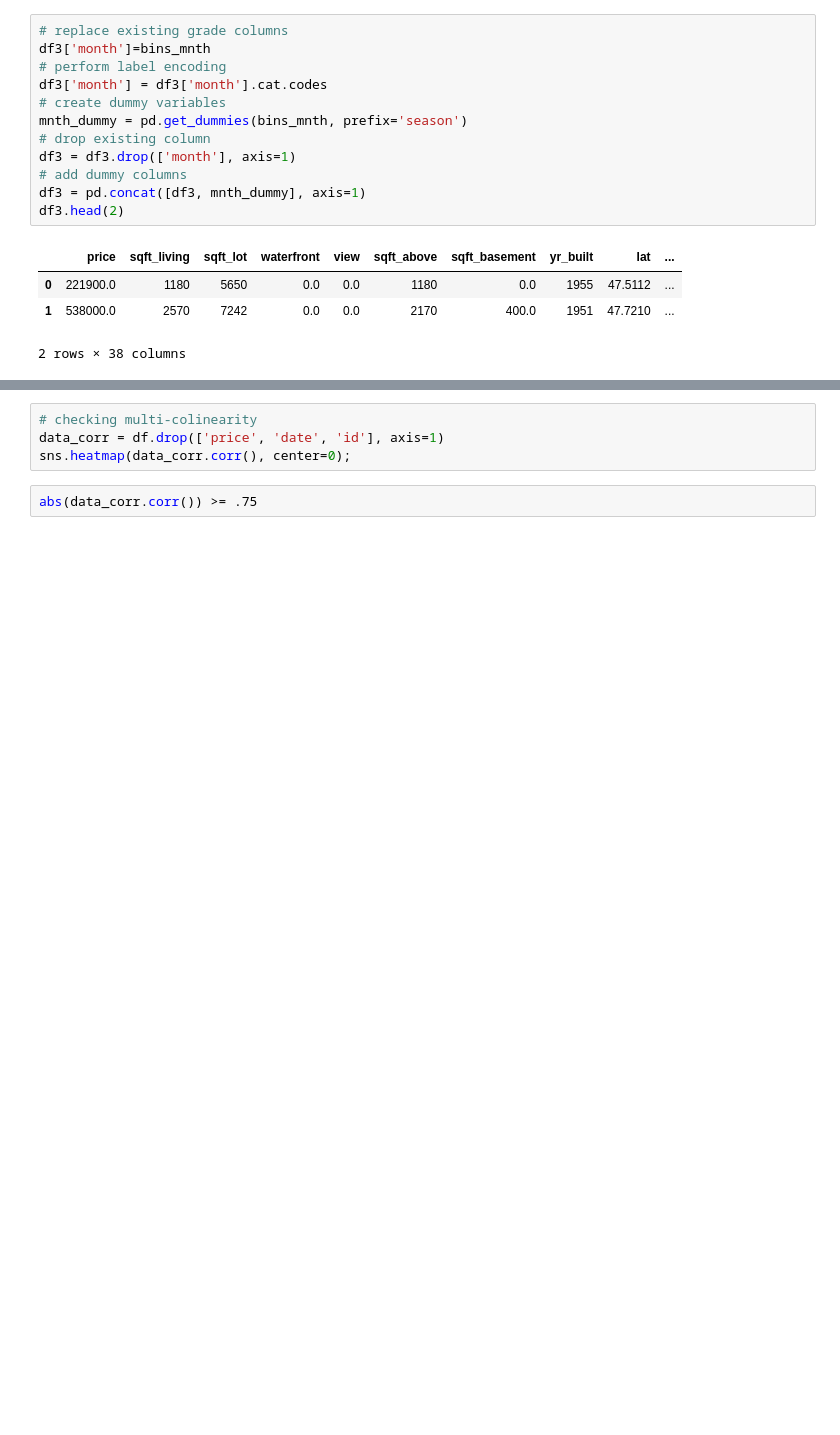
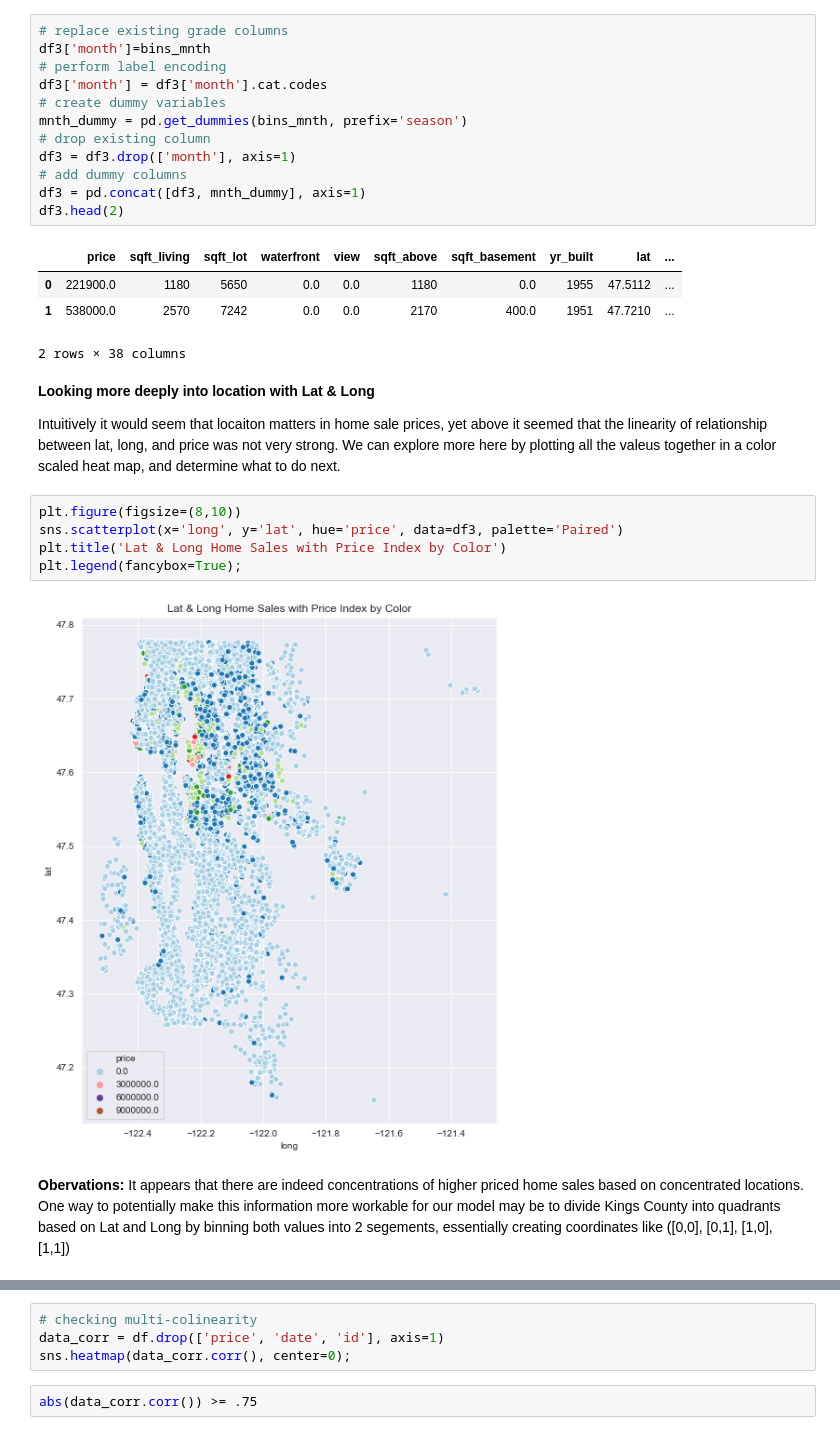
Before and after one commit to rab175/dsc-v2-mod1-final-project-online-ds-pt-071519, a Jupyter notebook: student.ipynb, the cells around one changed output, grey strips where cells are left out. Cells and saved outputs as stored; diff of their text form; blank space fills up the shorter version.

```diff
--- a/student.ipynb
+++ b/student.ipynb
@@ -1089,3 +1089,16 @@ df3.head(2)
 | 0 | 221900.0 | 1180 | 5650 | 0.0 | 0.0 | 1180 | 0.0 | 1955 | 47.5112 | ... |
 | 1 | 538000.0 | 2570 | 7242 | 0.0 | 0.0 | 2170 | 400.0 | 1951 | 47.7210 | ... |
 2 rows × 38 columns
+# %% [markdown]
+**Looking more deeply into location with Lat & Long**
+
+Intuitively it would seem that locaiton matters in home sale prices, yet above it seemed that the linearity of relationship between lat, long, and price was not very strong. We can explore more here by plotting all the valeus together in a color scaled heat map, and determine what to do next.
+# %%
+plt.figure(figsize=(8,10))
+sns.scatterplot(x='long', y='lat', hue='price', data=df3, palette='Paired')
+plt.title('Lat & Long Home Sales with Price Index by Color')
+plt.legend(fancybox=True);
+# %% [output]
+[figure, added]
+# %% [markdown]
+**Obervations:**  It appears that there are indeed concentrations of higher priced home sales based on concentrated locations. One way to potentially make this information more workable for our model may be to divide Kings County into quadrants based on Lat and Long by binning both values into 2 segements, essentially creating coordinates like ([0,0], [0,1], [1,0], [1,1])
```
Also changed, not shown: parts of 14 cells of this notebook.
